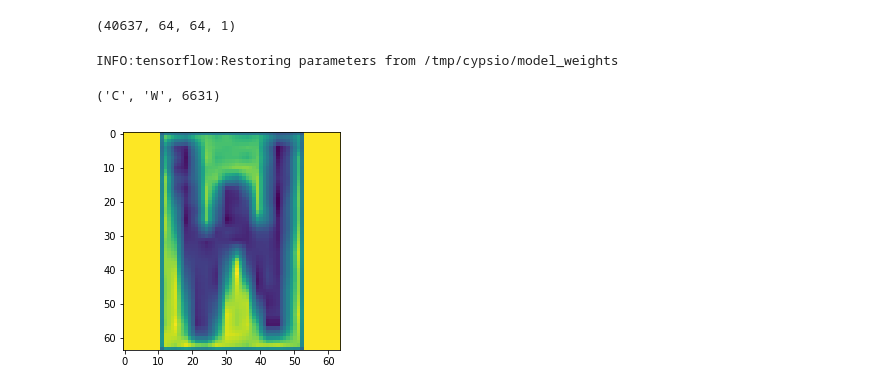
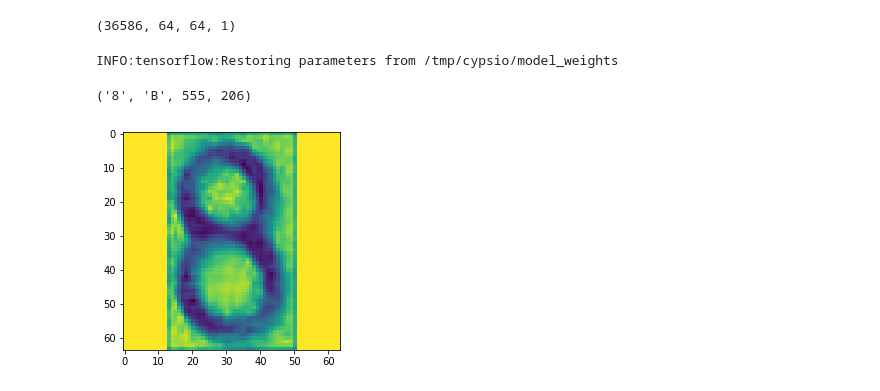
Before and after one commit to matbur/falpr, a Jupyter notebook: src/conv-predict.ipynb, the cells around one changed output. Saved outputs shown, nothing was run; the diff lists cells and outputs as text; code cells hidden in the pictures.

```diff
--- a/src/conv-predict.ipynb
+++ b/src/conv-predict.ipynb
@@ -17,6 +19,6 @@ import cv2
 # %%
 LOG_DIR = '/tmp/cypsio/'
-DATA_DIR = '../data/images_letters_normalized_together/'
+DATA_DIR = '../data/images_letters_normalized_cleaned_together/'
 TENSORBOARD_DIR = os.path.join(LOG_DIR, 'tensorboard')
 CHECKPOINT_PATH = os.path.join(LOG_DIR, 'checkpoint')
 MODEL_FILE = os.path.join(LOG_DIR, 'model_weights')
@@ -46,7 +48,7 @@ test_x = test_x.reshape([-1, 64, 64, 1])
 
 train_x.shape
 # %% [output]
-(40637, 64, 64, 1)
+(36586, 64, 64, 1)
 # %%
 net_input = input_data(shape=[None, 64, 64, 1])
 
@@ -56,11 +58,12 @@ max_pool1 = max_pool_2d(conv1, kernel_size=2)
 conv2 = conv_2d(max_pool1, nb_filter=8, filter_size=5, strides=[1, 2, 2, 1], activation='relu')
 max_pool2 = max_pool_2d(conv2, kernel_size=2)
 
-conv3 = conv_2d(conv2, nb_filter=12, filter_size=4, strides=[1, 1, 1, 1], activation='relu')
+conv3 = conv_2d(max_pool2, nb_filter=12, filter_size=4, strides=[1, 1, 1, 1], activation='relu')
 max_pool3 = max_pool_2d(conv3, kernel_size=2)
 
-fc1 = fully_connected(conv3, n_units=200, activation='relu')
+fc1 = fully_connected(max_pool3, n_units=200, activation='relu')
 drop1 = dropout(fc1, keep_prob=.5)
+
 fc2 = fully_connected(drop1, n_units=36, activation='softmax')
 net = regression(fc2)
 # %%
@@ -76,18 +79,20 @@ INFO:tensorflow:Restoring parameters from /tmp/cypsio/model_weights
 # %%
 import random
 
 ok = 1;
+num = 0
 while ok:
     n = random.randrange(test_x.shape[0])
     x = train_x[n, ...]
     plt.imshow(x.reshape(64, 64))
 
     y = np.argmax(train_y[n])
     y_pred = np.argmax(model.predict(x.reshape([1, 64, 64, 1])))
 
     ok = y == y_pred
+    num += 1
 
-labels[y], labels[y_pred], n
+labels[y], labels[y_pred], n, num
 # %% [output]
-('C', 'W', 6631)
+('8', 'B', 555, 206)
-[figure, old version]
+[figure, new version]
```
Also changed, not shown: parts of 1 cell of this notebook, 5 other files.
